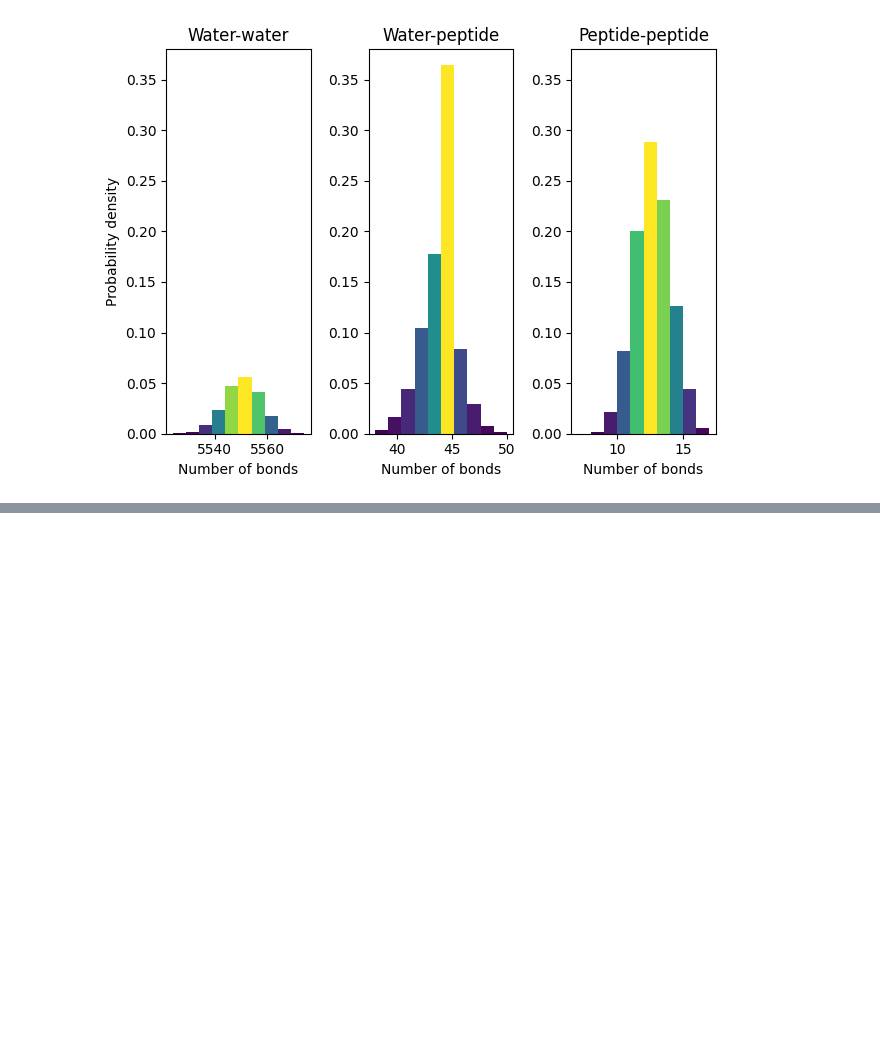
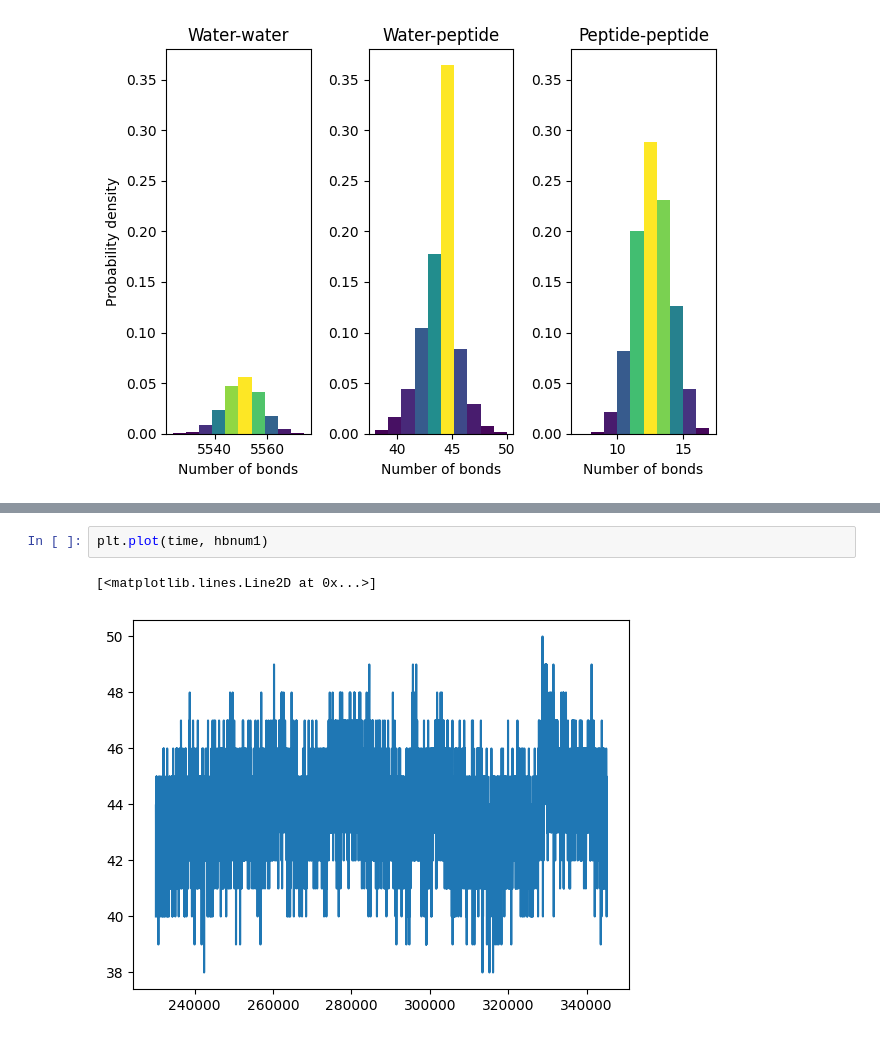
Before and after one commit to YimingHuang1999/PROJECT, a Jupyter notebook: HBOND/GAD1-NVT/T180K/HBOND-NUMBER.ipynb, the cells around one changed output, grey strips where cells are left out. Drawn from its saved outputs; the diff is of its cells as text; blank space fills up the shorter version.

```diff
--- a/HBOND/GAD1-NVT/T180K/HBOND-NUMBER.ipynb
+++ b/HBOND/GAD1-NVT/T180K/HBOND-NUMBER.ipynb
@@ -125,0 +132,5 @@ fig.savefig("hbond-histogram.pdf", format="pdf")
+# %%
+plt.plot(time, hbnum1)
+# %% [output]
+[<matplotlib.lines.Line2D at 0x...>]
+[figure, added]
```
Also changed, not shown: parts of 3 cells of this notebook, 5 other files.
